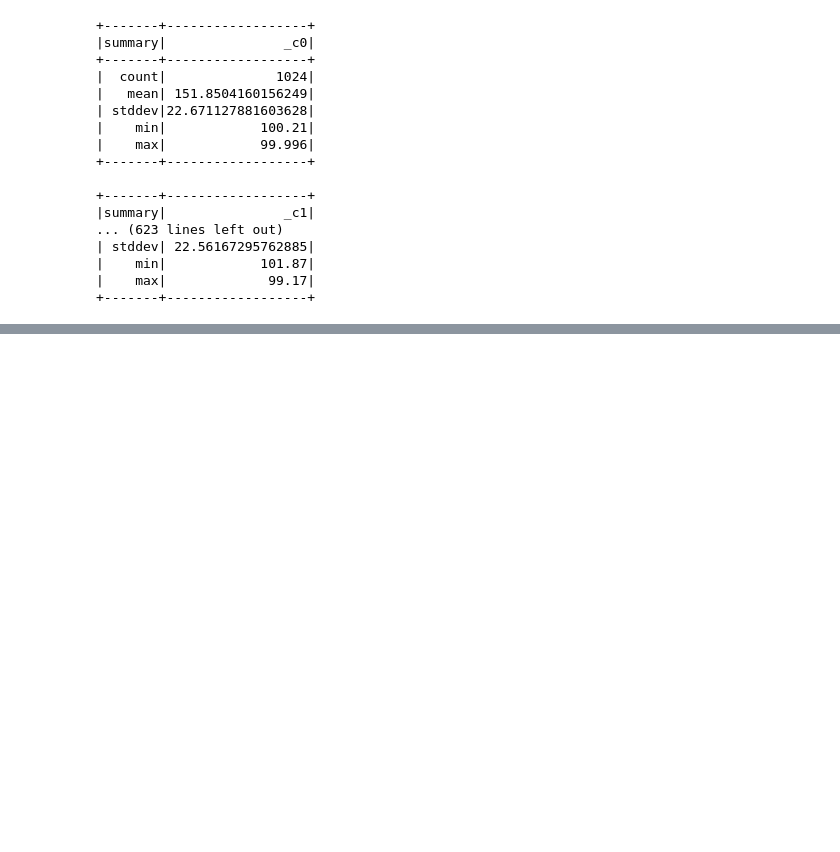
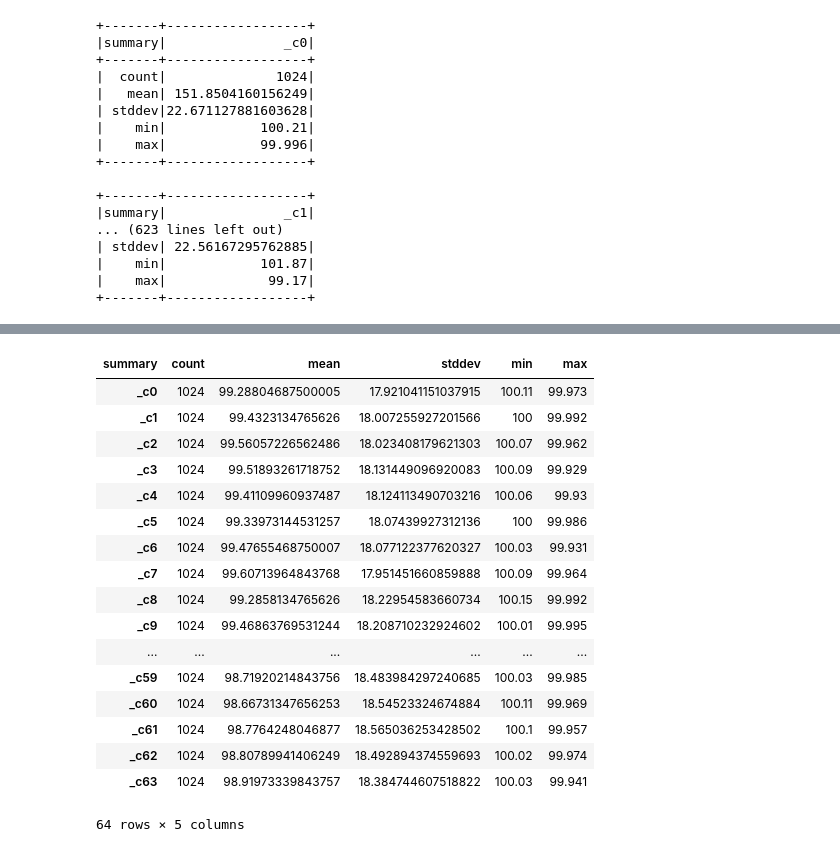
Before and after one commit to jmoakle2/CSC-510_Assignments, a Jupyter notebook: src/CSC510_Assignment1.ipynb, the cells around one changed output, grey strips where cells are left out. Drawn from its saved outputs; the diff is of its cells as text; code cells hidden in the pictures; blank space fills up the shorter version.

```diff
--- a/src/CSC510_Assignment1.ipynb
+++ b/src/CSC510_Assignment1.ipynb
@@ -44,0 +62,21 @@ print(carpet.select(functions.min('_c0')).collect())
+# %%
+hardwood_df
+# %% [output]
+| summary | count | mean | stddev | min | max |
+| _c0 | 1024 | 99.28804687500005 | 17.921041151037915 | 100.11 | 99.973 |
+| _c1 | 1024 | 99.4323134765626 | 18.007255927201566 | 100 | 99.992 |
+| _c2 | 1024 | 99.56057226562486 | 18.023408179621303 | 100.07 | 99.962 |
+| _c3 | 1024 | 99.51893261718752 | 18.131449096920083 | 100.09 | 99.929 |
+| _c4 | 1024 | 99.41109960937487 | 18.124113490703216 | 100.06 | 99.93 |
+| _c5 | 1024 | 99.33973144531257 | 18.07439927312136 | 100 | 99.986 |
+| _c6 | 1024 | 99.47655468750007 | 18.077122377620327 | 100.03 | 99.931 |
+| _c7 | 1024 | 99.60713964843768 | 17.951451660859888 | 100.09 | 99.964 |
+| _c8 | 1024 | 99.2858134765626 | 18.22954583660734 | 100.15 | 99.992 |
+| _c9 | 1024 | 99.46863769531244 | 18.208710232924602 | 100.01 | 99.995 |
+| ... | ... | ... | ... | ... | ... |
+| _c59 | 1024 | 98.71920214843756 | 18.483984297240685 | 100.03 | 99.985 |
+| _c60 | 1024 | 98.66731347656253 | 18.54523324674884 | 100.11 | 99.969 |
+| _c61 | 1024 | 98.7764248046877 | 18.565036253428502 | 100.1 | 99.957 |
+| _c62 | 1024 | 98.80789941406249 | 18.492894374559693 | 100.02 | 99.974 |
+| _c63 | 1024 | 98.91973339843757 | 18.384744607518822 | 100.03 | 99.941 |
+64 rows × 5 columns
```
Also changed, not shown: parts of 5 cells of this notebook.
